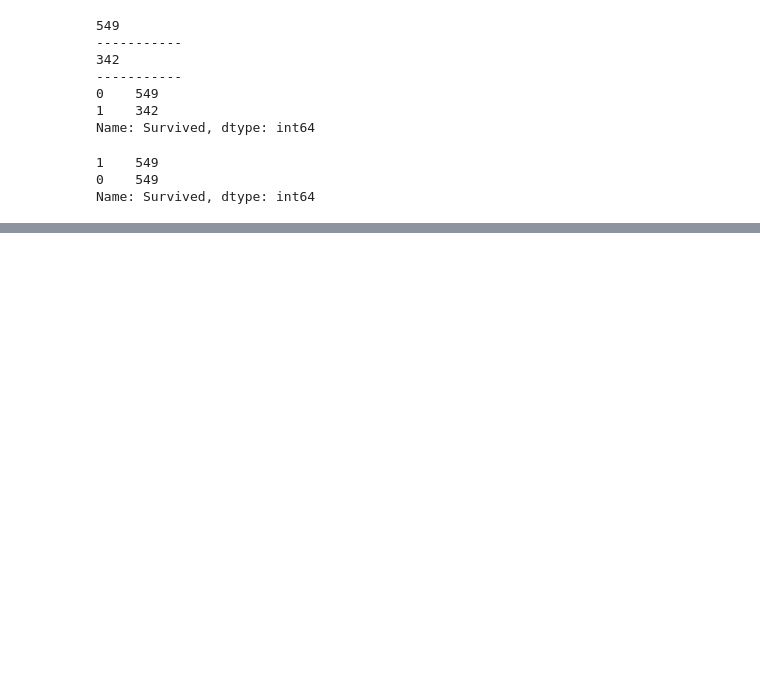
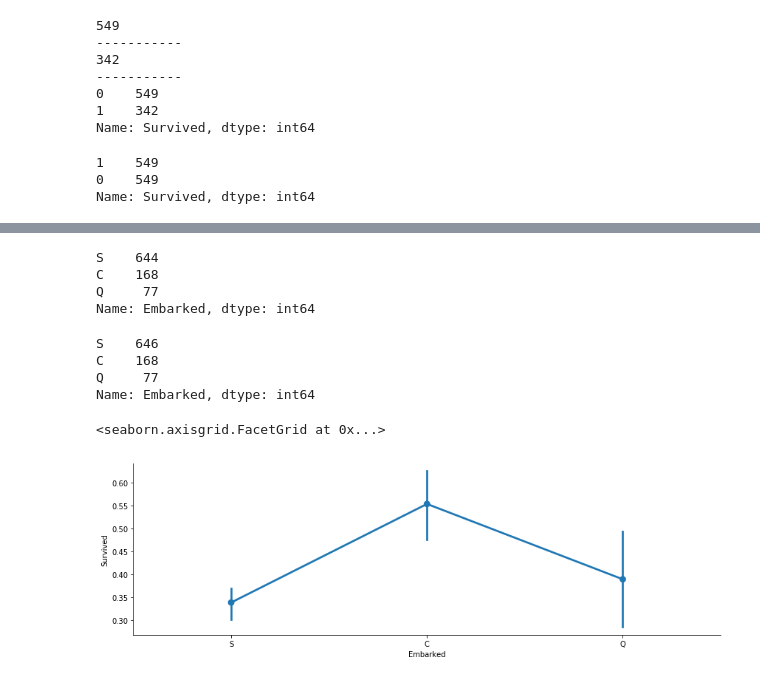
Before and after one commit to innovator-arjun/Titanic-Survival-Prediction, a Jupyter notebook: Updated Titanic Survival.ipynb, the cells around one changed output, grey strips where cells are left out. Drawn from its saved outputs; the diff is of its cells as text; code cells hidden in the pictures; blank space fills up the shorter version.

```diff
--- a/Updated Titanic Survival.ipynb
+++ b/Updated Titanic Survival.ipynb
@@ -499,0 +535,21 @@ test=test.d
+# %%
+train.Embarked.value_counts()
+# %% [output]
+S    644
+C    168
+Q     77
+Name: Embarked, dtype: int64
+# %%
+train['Embarked']=train['Embarked'].fillna('S')
+# %%
+train.Embarked.value_counts()
+# %% [output]
+S    646
+C    168
+Q     77
+Name: Embarked, dtype: int64
+# %%
+sns.factorplot('Embarked','Survived',data=train,size=4,aspect=3)
+# %% [output]
+<seaborn.axisgrid.FacetGrid at 0x...>
+[figure, added]
```
Also changed, not shown: parts of 17 cells of this notebook.
